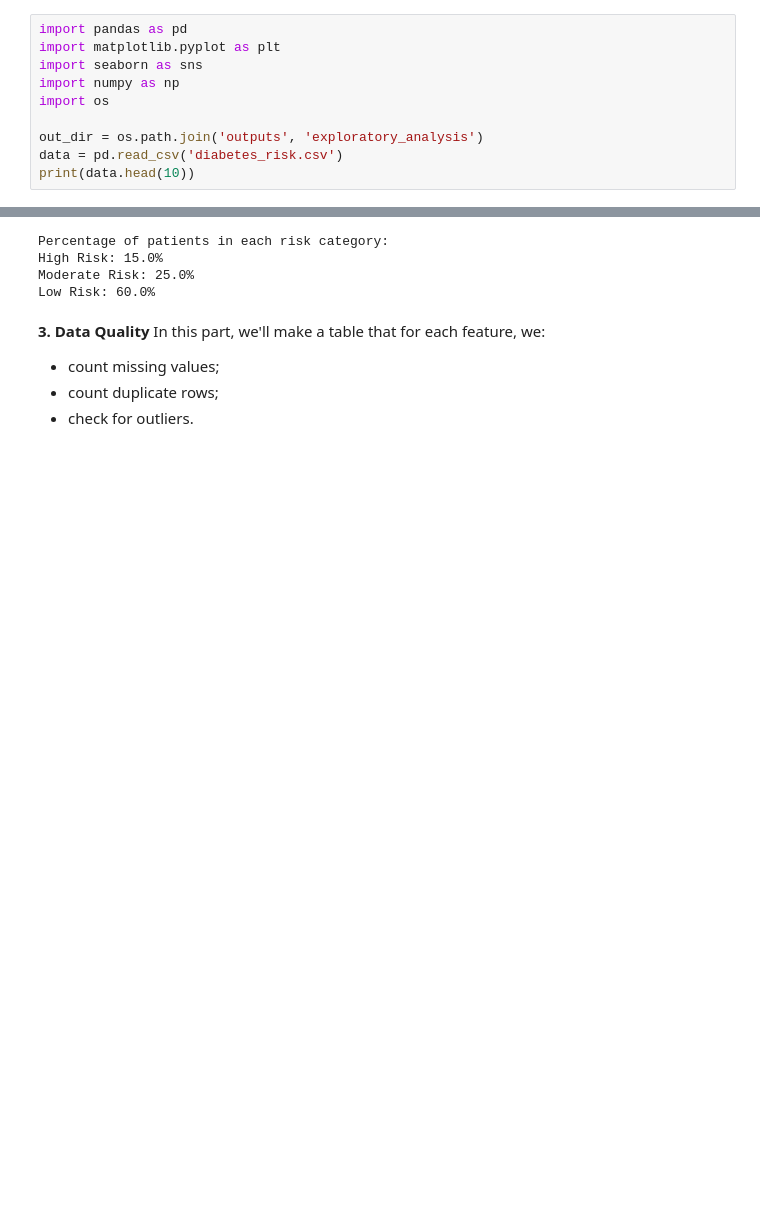
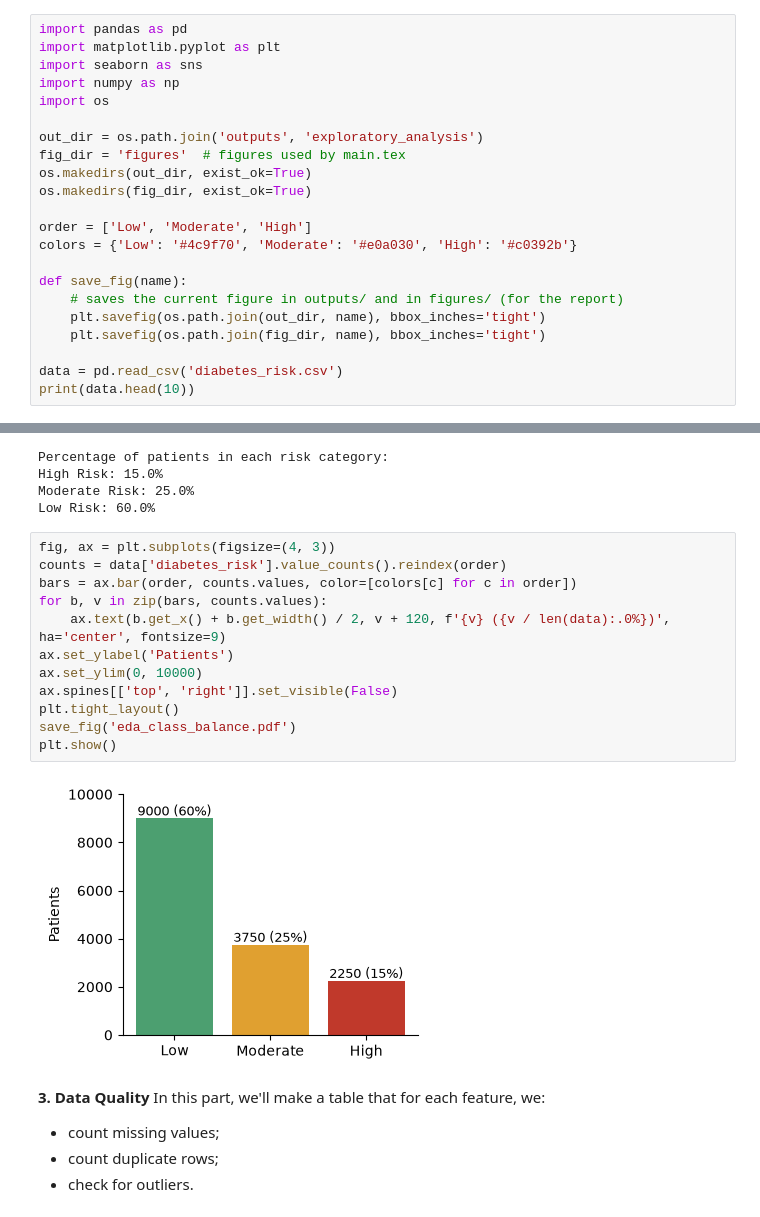
Before and after one commit to rodrigojsm/AC_Project, a Jupyter notebook: exploratory_analysis.ipynb, the cells around one changed output, grey strips where cells are left out. Cells and saved outputs as stored; diff of their text form; blank space fills up the shorter version.

```diff
--- a/exploratory_analysis.ipynb
+++ b/exploratory_analysis.ipynb
@@ -15,6 +17,18 @@ import numpy as np
 import os
 
 out_dir = os.path.join('outputs', 'exploratory_analysis')
+fig_dir = 'figures'  # figures used by main.tex
+os.makedirs(out_dir, exist_ok=True)
+os.makedirs(fig_dir, exist_ok=True)
+
+order = ['Low', 'Moderate', 'High']
+colors = {'Low': '#4c9f70', 'Moderate': '#e0a030', 'High': '#c0392b'}
+
+def save_fig(name):
+    # saves the current figure in outputs/ and in figures/ (for the report)
+    plt.savefig(os.path.join(out_dir, name), bbox_inches='tight')
+    plt.savefig(os.path.join(fig_dir, name), bbox_inches='tight')
+
 data = pd.read_csv('diabetes_risk.csv')
 print(data.head(10))
 # %% [output]
@@ -53,6 +67,20 @@ Percentage of patients in each risk category:
 High Risk: 15.0%
 Moderate Risk: 25.0%
 Low Risk: 60.0%
+# %%
+fig, ax = plt.subplots(figsize=(4, 3))
+counts = data['diabetes_risk'].value_counts().reindex(order)
+bars = ax.bar(order, counts.values, color=[colors[c] for c in order])
+for b, v in zip(bars, counts.values):
+    ax.text(b.get_x() + b.get_width() / 2, v + 120, f'{v} ({v / len(data):.0%})', ha='center', fontsize=9)
+ax.set_ylabel('Patients')
+ax.set_ylim(0, 10000)
+ax.spines[['top', 'right']].set_visible(False)
+plt.tight_layout()
+save_fig('eda_class_balance.pdf')
+plt.show()
+# %% [output]
+[figure, added]
 # %% [markdown]
 **3. Data Quality**
 In this part, we'll make a table that for each feature, we:
```
Also changed, not shown: parts of 11 cells of this notebook, 6 other files.
